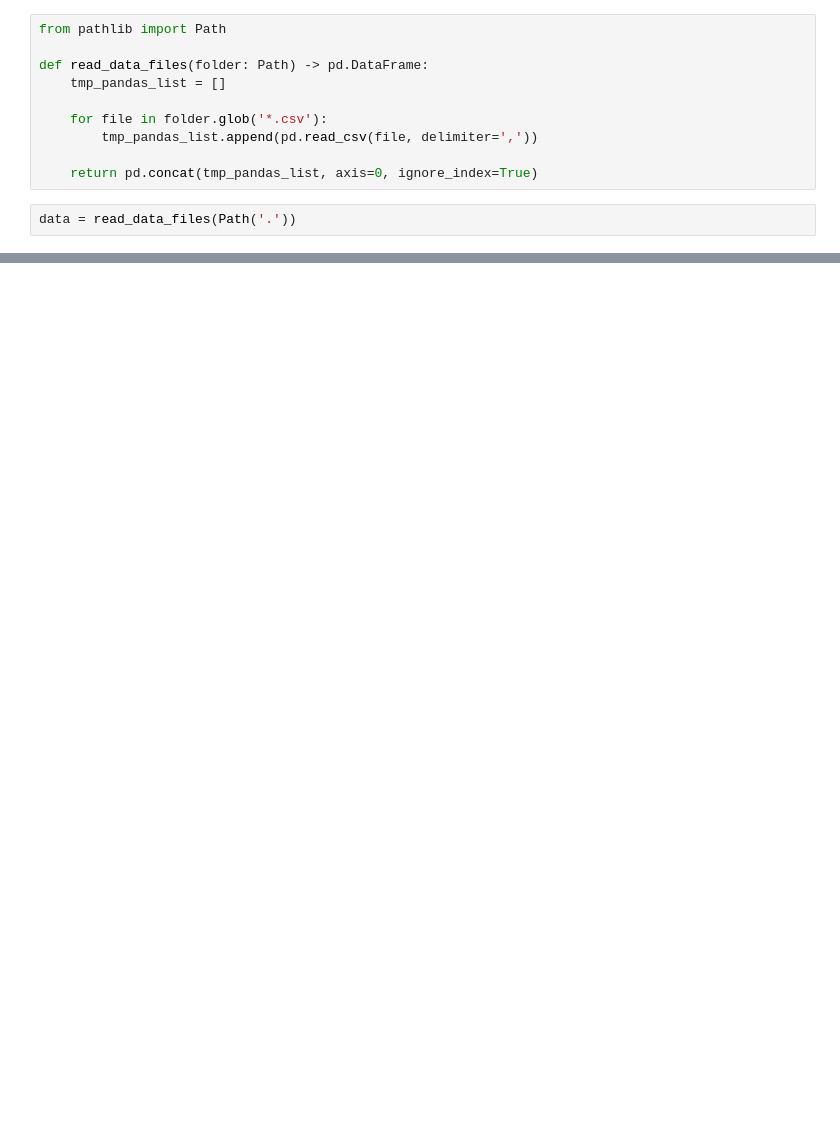
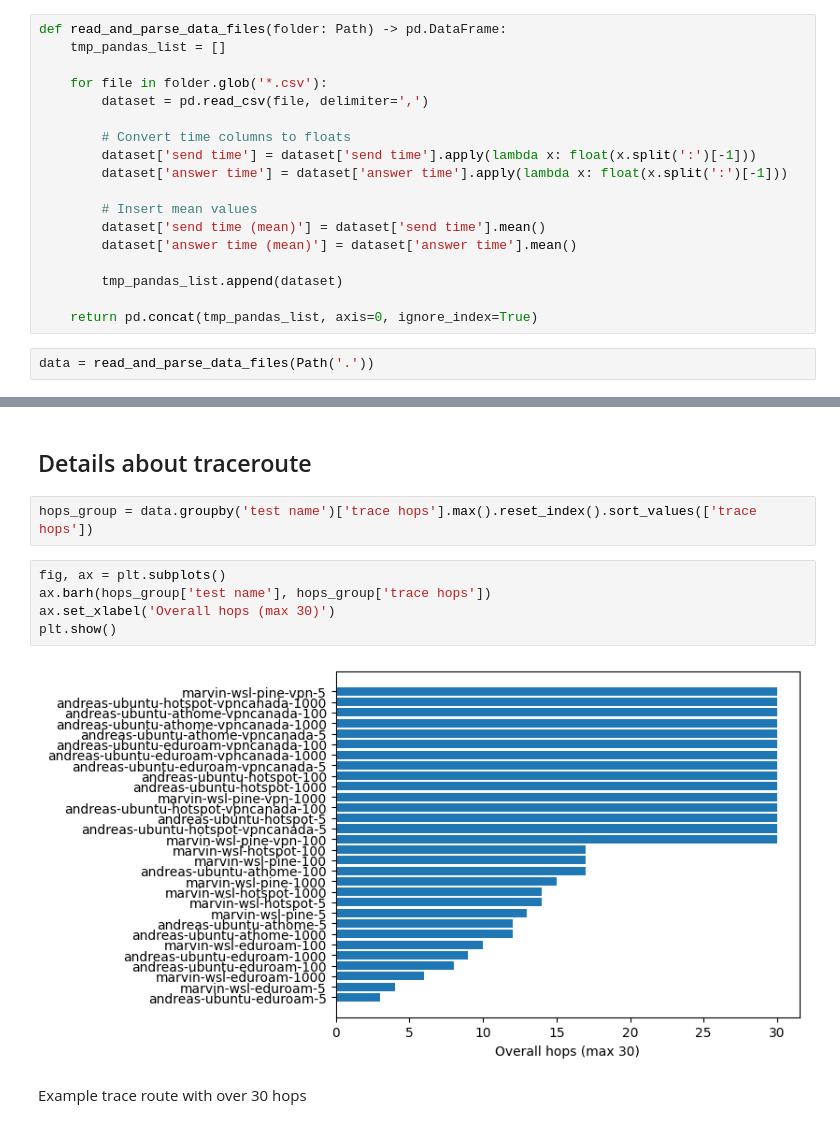
Before and after one commit to raahed/programming-of-distributed-systems-course, a Jupyter notebook: task-1/analyze.ipynb, the cells around one changed output, grey strips where cells are left out. Saved outputs shown, nothing was run; the diff lists cells and outputs as text; blank space fills up the shorter version.

```diff
--- a/task-1/analyze.ipynb
+++ b/task-1/analyze.ipynb
@@ -3,15 +10,23 @@ import pandas as pd
 # %%
-from pathlib import Path
-
-def read_data_files(folder: Path) -> pd.DataFrame:
+def read_and_parse_data_files(folder: Path) -> pd.DataFrame:
     tmp_pandas_list = []
 
     for file in folder.glob('*.csv'):
-        tmp_pandas_list.append(pd.read_csv(file, delimiter=','))
+        dataset = pd.read_csv(file, delimiter=',')
+
+        # Convert time columns to floats
+        dataset['send time'] = dataset['send time'].apply(lambda x: float(x.split(':')[-1]))
+        dataset['answer time'] = dataset['answer time'].apply(lambda x: float(x.split(':')[-1]))
+
+        # Insert mean values
+        dataset['send time (mean)'] = dataset['send time'].mean()
+        dataset['answer time (mean)'] = dataset['answer time'].mean()
+
+        tmp_pandas_list.append(dataset)
 
     return pd.concat(tmp_pandas_list, axis=0, ignore_index=True)
 # %%
-data = read_data_files(Path('.'))
+data = read_and_parse_data_files(Path('.'))
 # %%
 print(f'Total data collected: {data.shape}')
 print(f'Different test approaches: {len(data["test group"].drop_duplicates())}')
@@ -23,0 +52,13 @@ Different test approches: 3
+# %% [markdown]
+## Details about traceroute
+# %%
+hops_group = data.groupby('test name')['trace hops'].max().reset_index().sort_values(['trace hops'])
+# %%
+fig, ax = plt.subplots()
+ax.barh(hops_group['test name'], hops_group['trace hops'])
+ax.set_xlabel('Overall hops (max 30)')
+plt.show()
+# %% [output]
+[figure, added]
+# %% [markdown]
+Example trace route with over 30 hops
```
Also changed, not shown: parts of 12 cells of this notebook.
